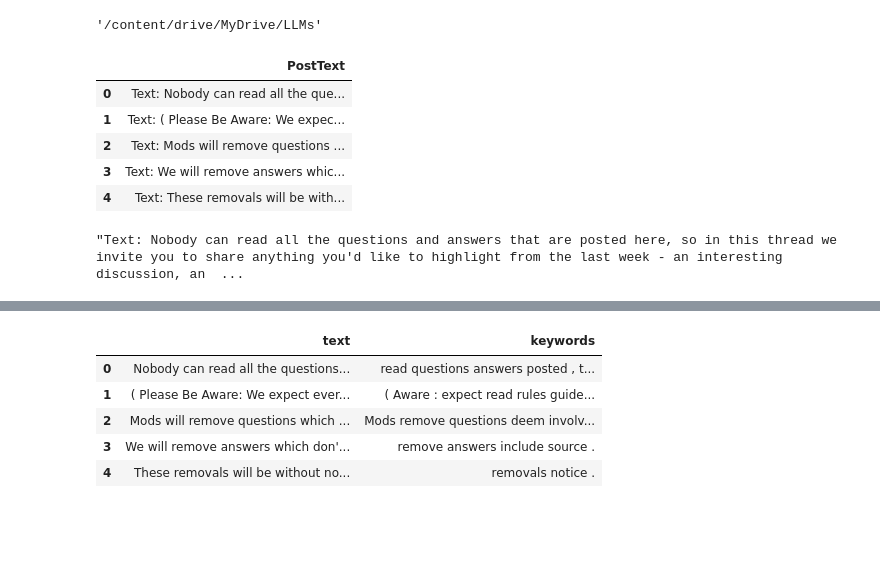
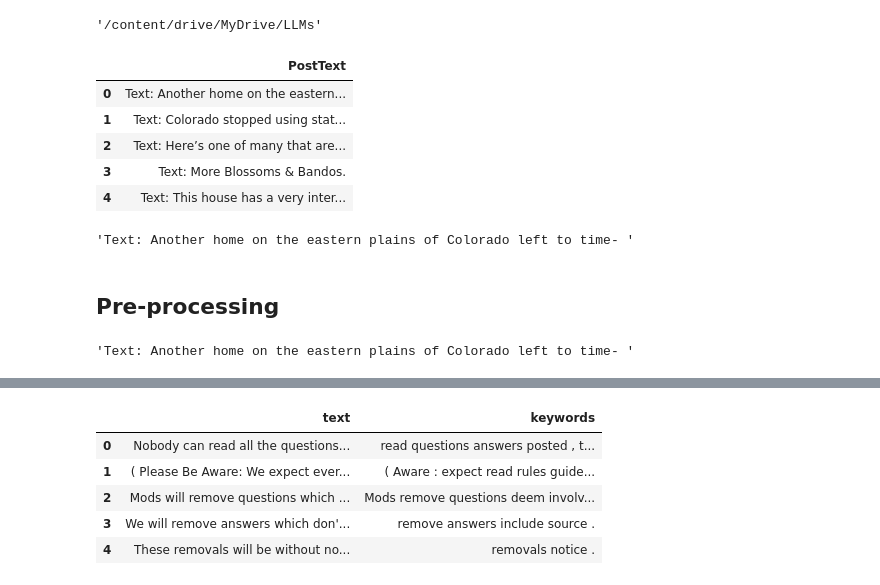
Before and after one commit to burning-river/text_generator, a Jupyter notebook: train_text_generator.ipynb, the cells around one changed output, grey strips where cells are left out. Cells and saved outputs as stored; diff of their text form; code cells hidden in the pictures; blank space fills up the shorter version.

```diff
--- a/train_text_generator.ipynb
+++ b/train_text_generator.ipynb
@@ -34,20 +39,22 @@ cwd
 # %% [output]
 '/content/drive/MyDrive/LLMs'
 # %%
-filename = f'{cwd}/subreddits_train_data.parquet'
+filename = f'{cwd}/subreddits_train_data_2.parquet'
 raw_df = pd.read_parquet(filename)
 raw_df.head()
 # %% [output]
 |  | PostText |
-| 0 | Text: Nobody can read all the que... |
-| 1 | Text: ( Please Be Aware: We expec... |
-| 2 | Text: Mods will remove questions ... |
-| 3 | Text: We will remove answers whic... |
-| 4 | Text: These removals will be with... |
+| 0 | Text: Another home on the eastern... |
+| 1 | Text: Colorado stopped using stat... |
+| 2 | Text: Here’s one of many that are... |
+| 3 | Text: More Blossoms & Bandos. |
+| 4 | Text: This house has a very inter... |
 # %%
 raw_df['PostText'].values[0]
 # %% [output]
-"Text: Nobody can read all the questions and answers that are posted here, so in this thread we invite you to share anything you'd like to highlight from the last week - an interesting discussion, an  ...
+'Text: Another home on the eastern plains of Colorado left to time- '
+# %% [markdown]
+## Pre-processing
 # %%
 !python -m spacy download en_core_web_lg
 # %%
@@ -90,6 +90,8 @@ for post in raw_df['PostText'].values:
     texts.append(result['text'])
 # %%
 raw_df['PostText'].values[0]
+# %% [output]
+'Text: Another home on the eastern plains of Colorado left to time- '
 # %%
 df = pd.DataFrame({'text': texts, 'keywords': keywords})
 df.head()
```
Also changed, not shown: parts of 59 cells of this notebook.
